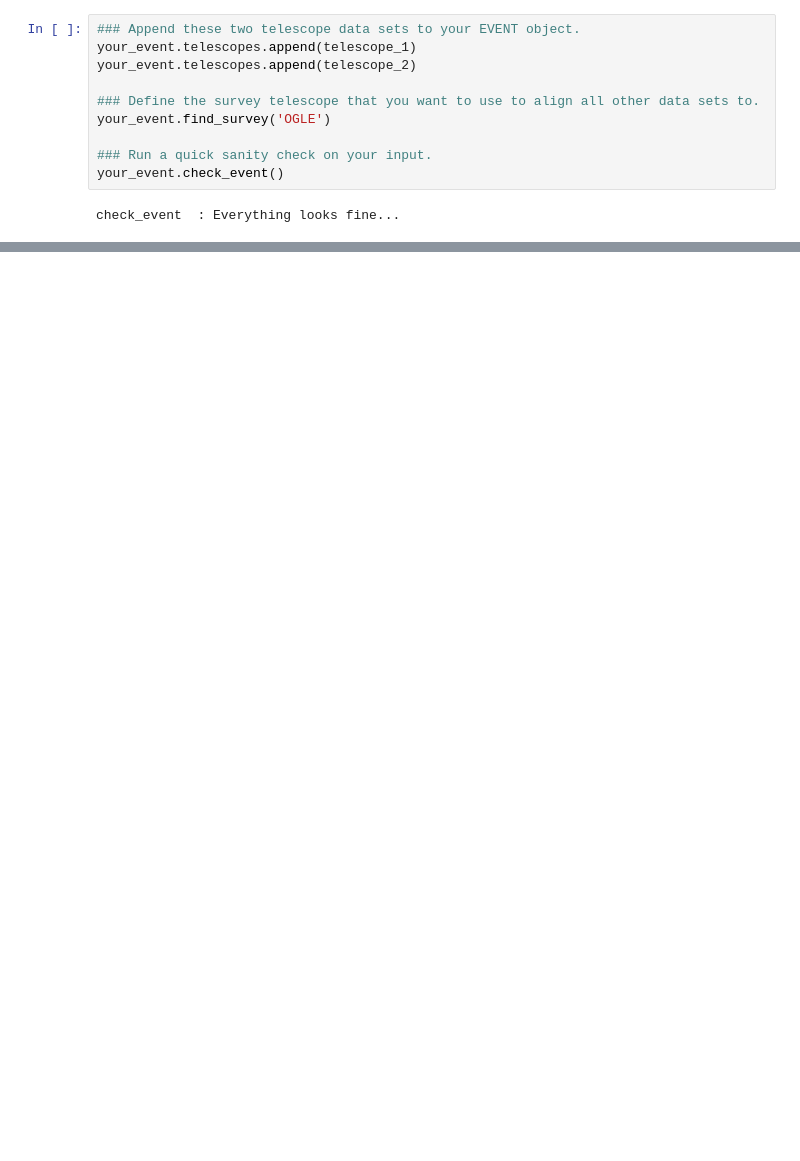
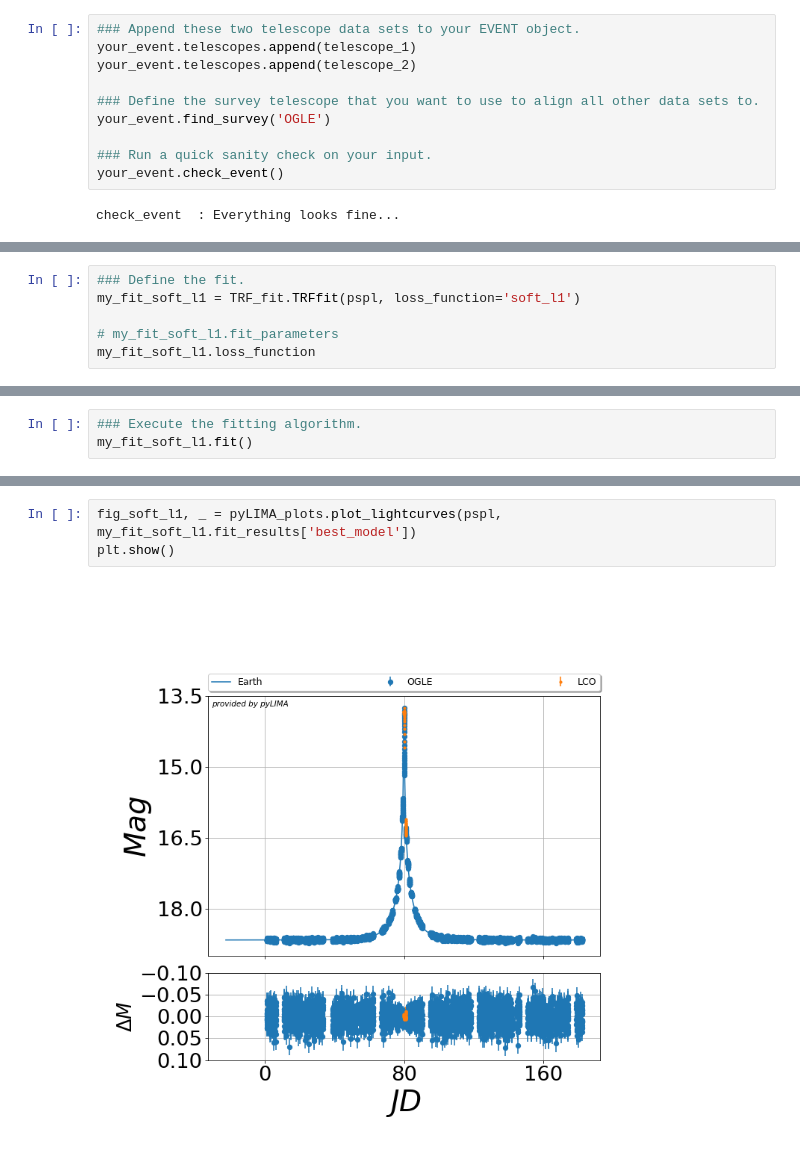
Before and after one commit to jakobdammann/pyLIMA-docs-revisit, a Jupyter notebook: examples/pyLIMA_example_robust_loss.ipynb, the cells around one changed output, grey strips where cells are left out. Saved outputs shown, nothing was run; the diff lists cells and outputs as text; blank space fills up the shorter version.

```diff
--- a/examples/pyLIMA_example_robust_loss.ipynb
+++ b/examples/pyLIMA_example_robust_loss.ipynb
@@ -107,0 +120,6 @@ plt.show()
+# %%
+### Define the fit.
+my_fit_soft_l1 = TRF_fit.TRFfit(pspl, loss_function='soft_l1')
+
+# my_fit_soft_l1.fit_parameters
+my_fit_soft_l1.loss_function
@@ -107,0 +128,3 @@ plt.show()
+# %%
+### Execute the fitting algorithm.
+my_fit_soft_l1.fit()
@@ -107,0 +146,5 @@ plt.show()
+# %%
+fig_soft_l1, _ = pyLIMA_plots.plot_lightcurves(pspl, my_fit_soft_l1.fit_results['best_model'])
+plt.show()
+# %% [output]
+[figure, added]
```
Also changed, not shown: parts of 15 cells of this notebook.
